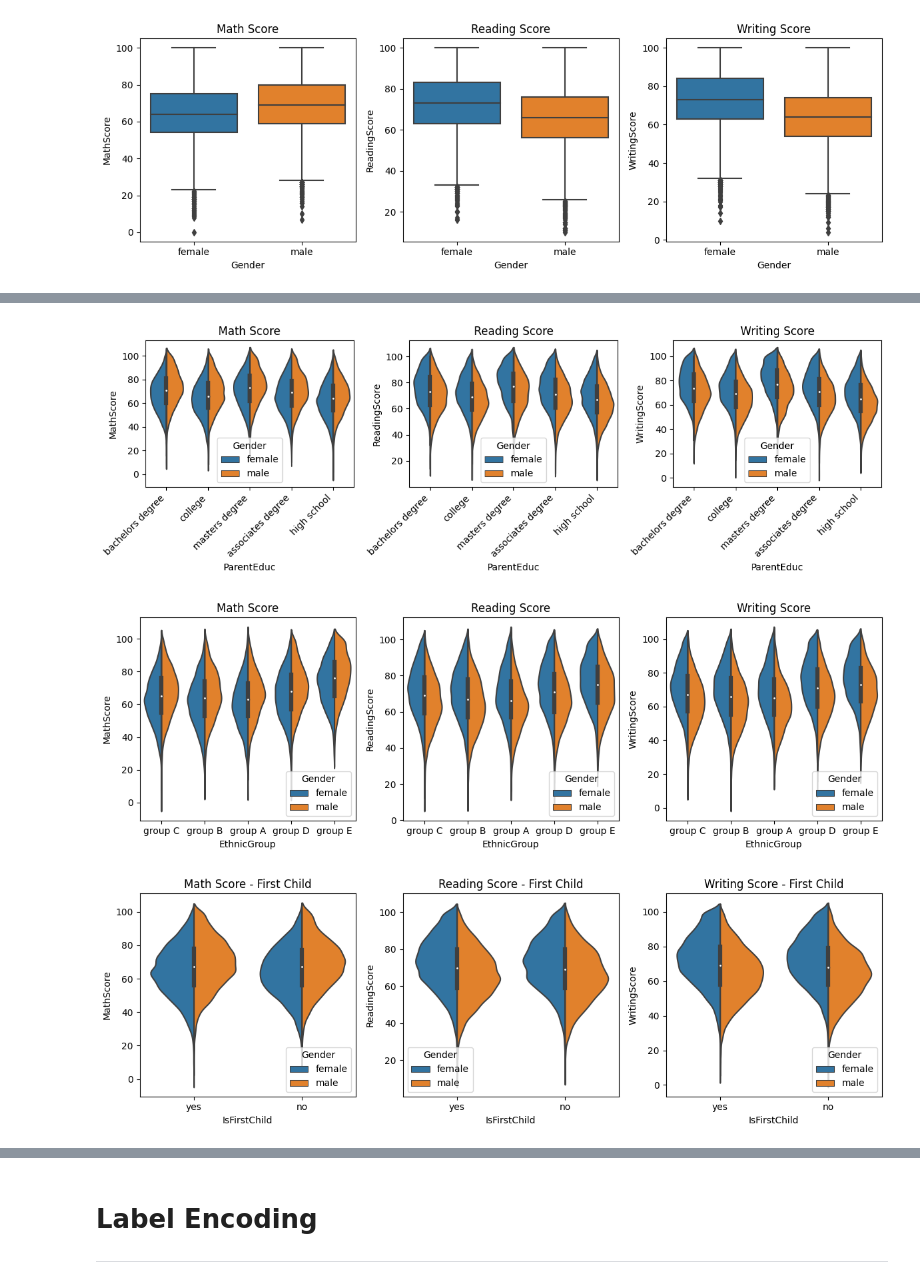
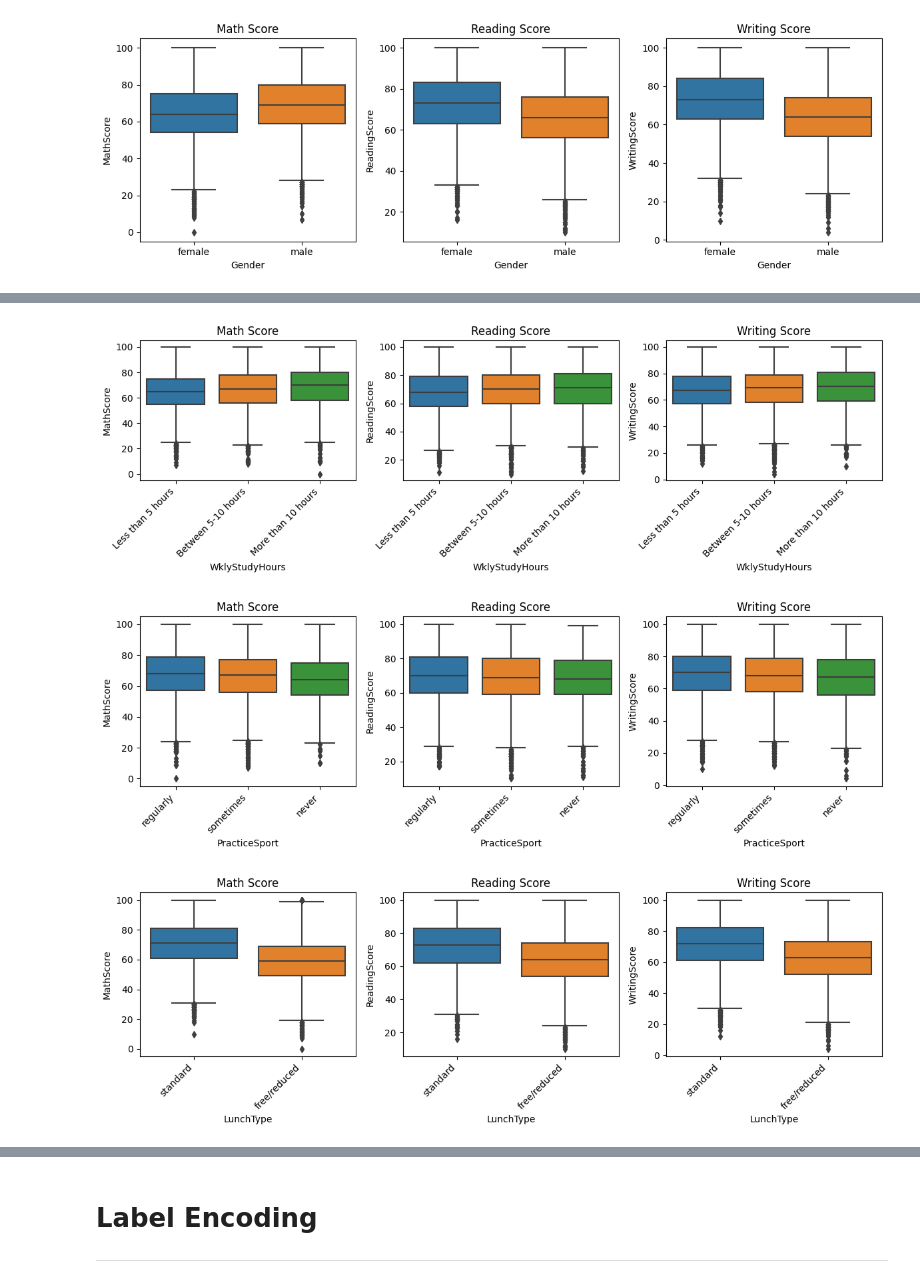
Before and after one commit to ASatya-J107/DS_Final_Project, a Jupyter notebook: Data_Science_Project_7_Exam_Score_Prediction_Model_Deployment.ipynb, the cells around one changed output, grey strips where cells are left out. Cells and saved outputs as stored; diff of their text form; code cells hidden in the pictures.

```diff
--- a/Data_Science_Project_7_Exam_Score_Prediction_Model_Deployment.ipynb
+++ b/Data_Science_Project_7_Exam_Score_Prediction_Model_Deployment.ipynb
@@ -363,72 +407,78 @@ plt.show()
 # Create a figure and three subplots
 fig, axs = plt.subplots(1, 3, figsize=(12, 4))
 
-# Violin plot of MathScore by ParentEduc and Gender
-sns.violinplot(ax=axs[0], x='ParentEduc', y='MathScore', hue='Gender', split=True, data=dataset)
+# Box plot of MathScore by WklyStudyHours
+sns.boxplot(ax=axs[0], x='WklyStudyHours', y='MathScore', data=dataset)
 axs[0].set_title('Math Score')
 axs[0].set_xticklabels(axs[0].get_xticklabels(), rotation=45, ha='right')
 
-# Violin plot of ReadingScore by ParentEduc and Gender
-sns.violinplot(ax=axs[1], x='ParentEduc', y='ReadingScore', hue='Gender', split=True, data=dataset)
+# Box plot of ReadingScore by WklyStudyHours
+sns.boxplot(ax=axs[1], x='WklyStudyHours', y='ReadingScore', data=dataset)
 axs[1].set_title('Reading Score')
 axs[1].set_xticklabels(axs[1].get_xticklabels(), rotation=45, ha='right')
 
-# Violin plot of WritingScore by ParentEduc and Gender
-sns.violinplot(ax=axs[2], x='ParentEduc', y='WritingScore', hue='Gender', split=True, data=dataset)
+# Box plot of WritingScore by WklyStudyHours
+sns.boxplot(ax=axs[2], x='WklyStudyHours', y='WritingScore', data=dataset)
 axs[2].set_title('Writing Score')
 axs[2].set_xticklabels(axs[2].get_xticklabels(), rotation=45, ha='right')
 
 # Adjust the spacing between subplots
 plt.tight_layout()
 
-# Display the merged graph
+# Display the merged plot
 plt.show()
 # %% [output]
-[figure, old version]
+[figure, new version]
 # %%
 # Create a figure and three subplots
 fig, axs = plt.subplots(1, 3, figsize=(12, 4))
 
-# Violin plot of MathScore by EthnicGroup and Gender
-sns.violinplot(ax=axs[0], x='EthnicGroup', y='MathScore', hue='Gender', split=True, data=dataset)
+# Box plot of MathScore by PracticeSport
+sns.boxplot(ax=axs[0], x='PracticeSport', y='MathScore', data=dataset)
 axs[0].set_title('Math Score')
+axs[0].set_xticklabels(axs[0].get_xticklabels(), rotation=45, ha='right')
 
-# Violin plot of ReadingScore by EthnicGroup and Gender
-sns.violinplot(ax=axs[1], x='EthnicGroup', y='ReadingScore', hue='Gender', split=True, data=dataset)
+# Box plot of ReadingScore by PracticeSport
+sns.boxplot(ax=axs[1], x='PracticeSport', y='ReadingScore', data=dataset)
 axs[1].set_title('Reading Score')
+axs[1].set_xticklabels(axs[1].get_xticklabels(), rotation=45, ha='right')
 
-# Violin plot of WritingScore by EthnicGroup and Gender
-sns.violinplot(ax=axs[2], x='EthnicGroup', y='WritingScore', hue='Gender', split=True, data=dataset)
+# Box plot of WritingScore by PracticeSport
+sns.boxplot(ax=axs[2], x='PracticeSport', y='WritingScore', data=dataset)
 axs[2].set_title('Writing Score')
+axs[2].set_xticklabels(axs[2].get_xticklabels(), rotation=45, ha='right')
 
 # Adjust the spacing between subplots
 plt.tight_layout()
 
-# Display the merged graph
+# Display the merged plot
 plt.show()
 # %% [output]
-[figure, old version]
+[figure, new version]
 # %%
-# Create a figure and three subplots for First Child vs Non-First Child
-fig2, axs2 = plt.subplots(1, 3, figsize=(12, 4))
+# Create a figure and three subplots
+fig, axs = plt.subplots(1, 3, figsize=(12, 4))
 
-# Violin plot of MathScore by IsFirstChild and Gender
-sns.violinplot(ax=axs2[0], x='IsFirstChild', y='MathScore', hue='Gender', data=dataset, split=True)
-axs2[0].set_title('Math Score - First Child')
+# Box plot of MathScore by LunchType
+sns.boxplot(ax=axs[0], x='LunchType', y='MathScore', data=dataset)
+axs[0].set_title('Math Score')
+axs[0].set_xticklabels(axs[0].get_xticklabels(), rotation=45, ha='right')
 
-# Violin plot of ReadingScore by IsFirstChild and Gender
-sns.violinplot(ax=axs2[1], x='IsFirstChild', y='ReadingScore', hue='Gender', data=dataset, split=True)
-axs2[1].set_title('Reading Score - First Child')
+# Box plot of ReadingScore by LunchType
+sns.boxplot(ax=axs[1], x='LunchType', y='ReadingScore', data=dataset)
+axs[1].set_title('Reading Score')
+axs[1].set_xticklabels(axs[1].get_xticklabels(), rotation=45, ha='right')
 
-# Violin plot of WritingScore by IsFirstChild and Gender
-sns.violinplot(ax=axs2[2], x='IsFirstChild', y='WritingScore', hue='Gender', data=dataset, split=True)
-axs2[2].set_title('Writing Score - First Child')
+# Box plot of WritingScore by LunchType
+sns.boxplot(ax=axs[2], x='LunchType', y='WritingScore', data=dataset)
+axs[2].set_title('Writing Score')
+axs[2].set_xticklabels(axs[2].get_xticklabels(), rotation=45, ha='right')
 
-# Adjust the spacing between subplots for First Child vs Non-First Child
+# Adjust the spacing between subplots
 plt.tight_layout()
 
-# Display the merged graph
+# Display the merged plot
 plt.show()
 # %% [output]
-[figure, old version]
+[figure, new version]
 # %%
```
Also changed, not shown: parts of 8 cells of this notebook.
